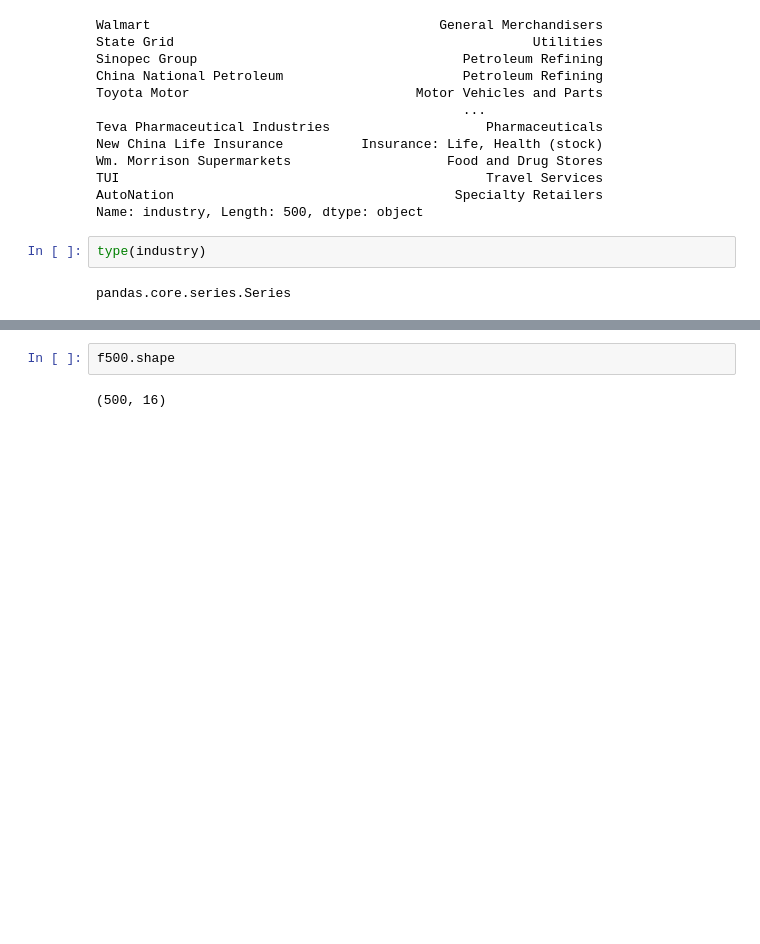
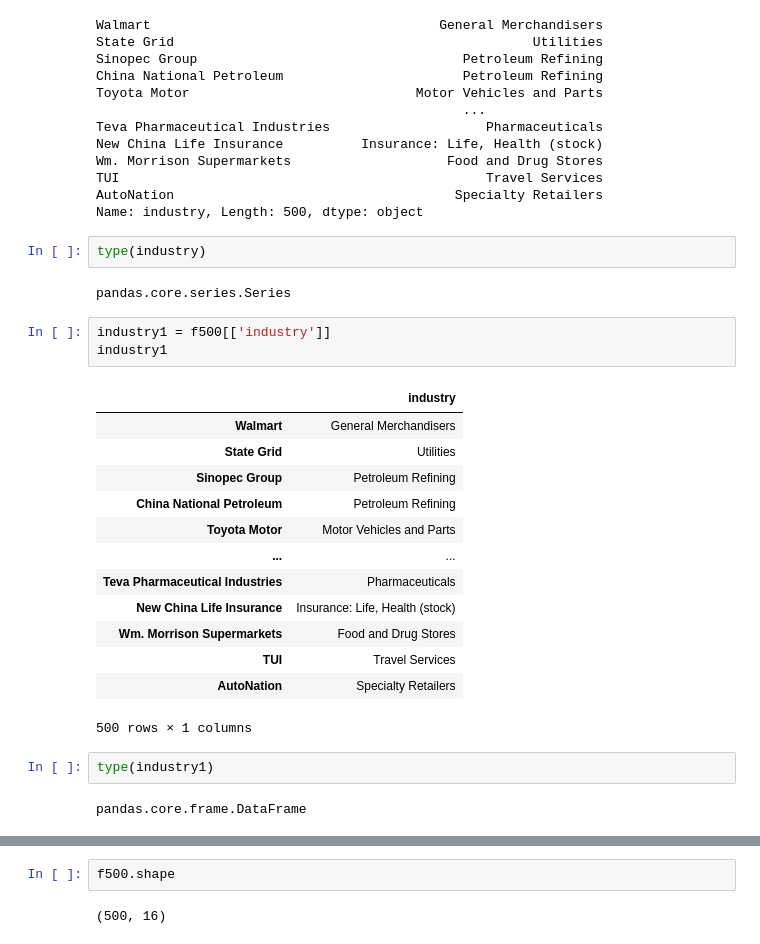
Before and after one commit to jack9950/dataquest_projects, a Jupyter notebook: Step 2 - Data Analysis and Visualization/Pandas and NumPy Fundamentals/Introduction to pandas/f500.ipynb, the cells around one changed output, grey strips where cells are left out. Cells and saved outputs as stored; diff of their text form; blank space fills up the shorter version.

Commit message:
Finished Pandas and Numpy Fundamentals

```diff
--- a/Step 2 - Data Analysis and Visualization/Pandas and NumPy Fundamentals/Introduction to pandas/f500.ipynb
+++ b/Step 2 - Data Analysis and Visualization/Pandas and NumPy Fundamentals/Introduction to pandas/f500.ipynb
@@ -130,3 +140,24 @@ Name: industry, Length: 500, dtype: object
 type(industry)
 # %% [output]
 pandas.core.series.Series
+# %%
+industry1 = f500[['industry']]
+industry1
+# %% [output]
+|  | industry |
+| Walmart | General Merchandisers |
+| State Grid | Utilities |
+| Sinopec Group | Petroleum Refining |
+| China National Petroleum | Petroleum Refining |
+| Toyota Motor | Motor Vehicles and Parts |
+| ... | ... |
+| Teva Pharmaceutical Industries | Pharmaceuticals |
+| New China Life Insurance | Insurance: Life, Health (stock) |
+| Wm. Morrison Supermarkets | Food and Drug Stores |
+| TUI | Travel Services |
+| AutoNation | Specialty Retailers |
+500 rows × 1 columns
+# %%
+type(industry1)
+# %% [output]
+pandas.core.frame.DataFrame
```
Also changed, not shown: parts of 13 cells of this notebook, 4 other files.
